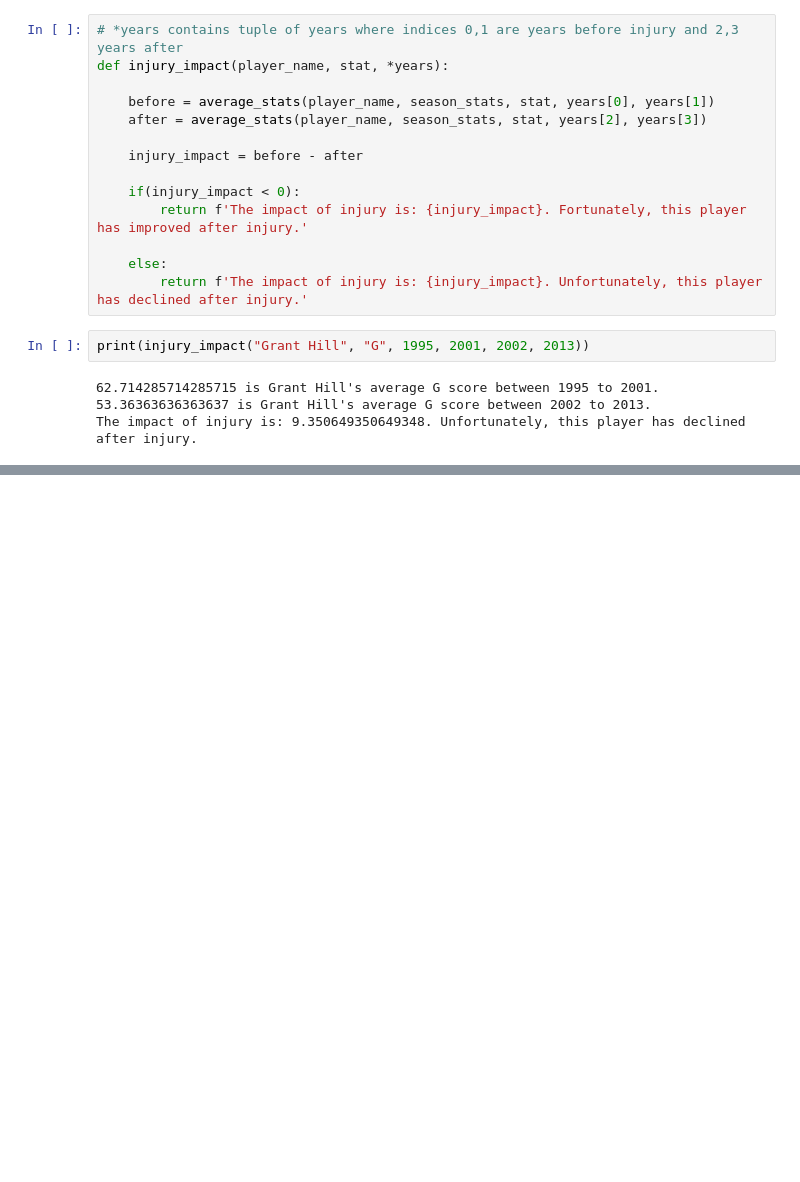
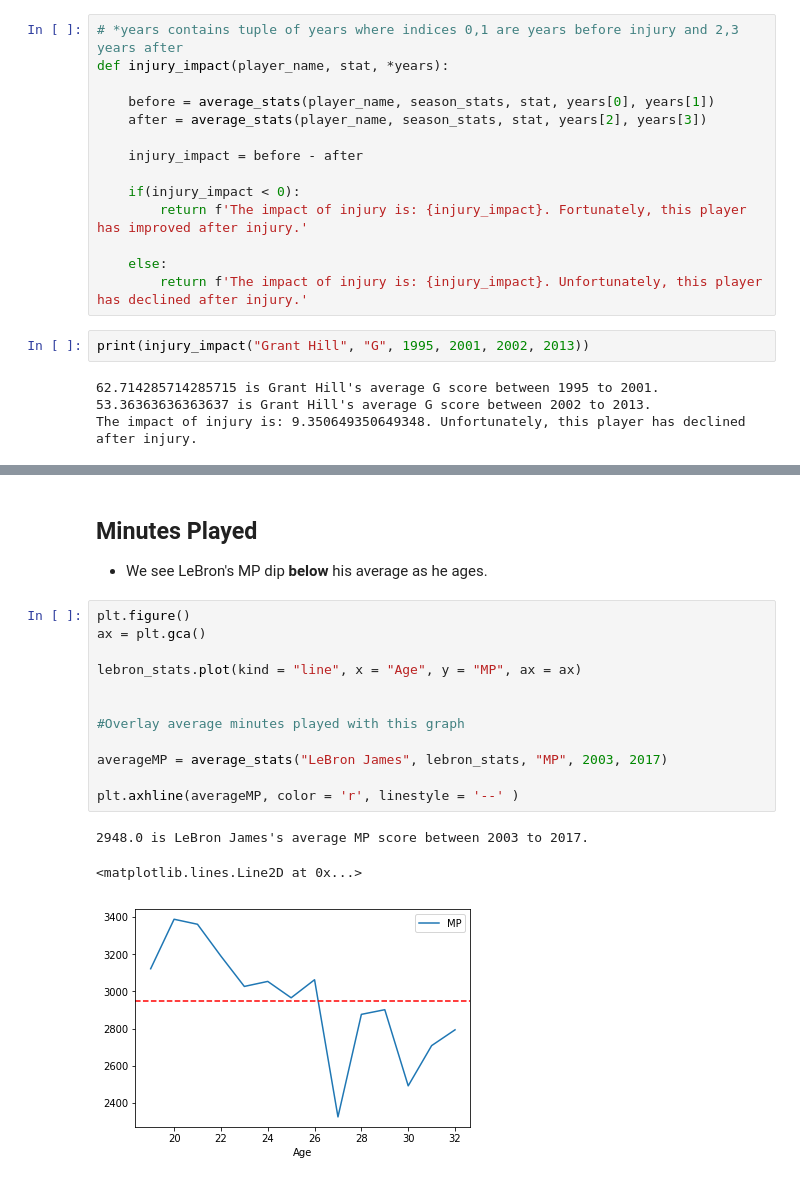
Before and after one commit to tranvk/DBManagement, a Jupyter notebook: homework02a.ipynb, the cells around one changed output, grey strips where cells are left out. Saved outputs shown, nothing was run; the diff lists cells and outputs as text; blank space fills up the shorter version.

```diff
--- a/homework02a.ipynb
+++ b/homework02a.ipynb
@@ -130,0 +160,19 @@ The impact of injury is: 9.350649350649348. Unfortunately, this player has decli
+# %% [markdown]
+## Minutes Played
+* We see LeBron's MP dip __below__ his average as he ages.
+# %%
+plt.figure()
+ax = plt.gca()
+
+lebron_stats.plot(kind = "line", x = "Age", y = "MP", ax = ax)
+
+
+#Overlay average minutes played with this graph
+
+averageMP = average_stats("LeBron James", lebron_stats, "MP", 2003, 2017)
+
+plt.axhline(averageMP, color = 'r', linestyle = '--' )
+# %% [output]
+2948.0 is LeBron James's average MP score between 2003 to 2017.
+<matplotlib.lines.Line2D at 0x...>
+[figure, added]
```
Also changed, not shown: parts of 18 cells of this notebook, 1 other file.
